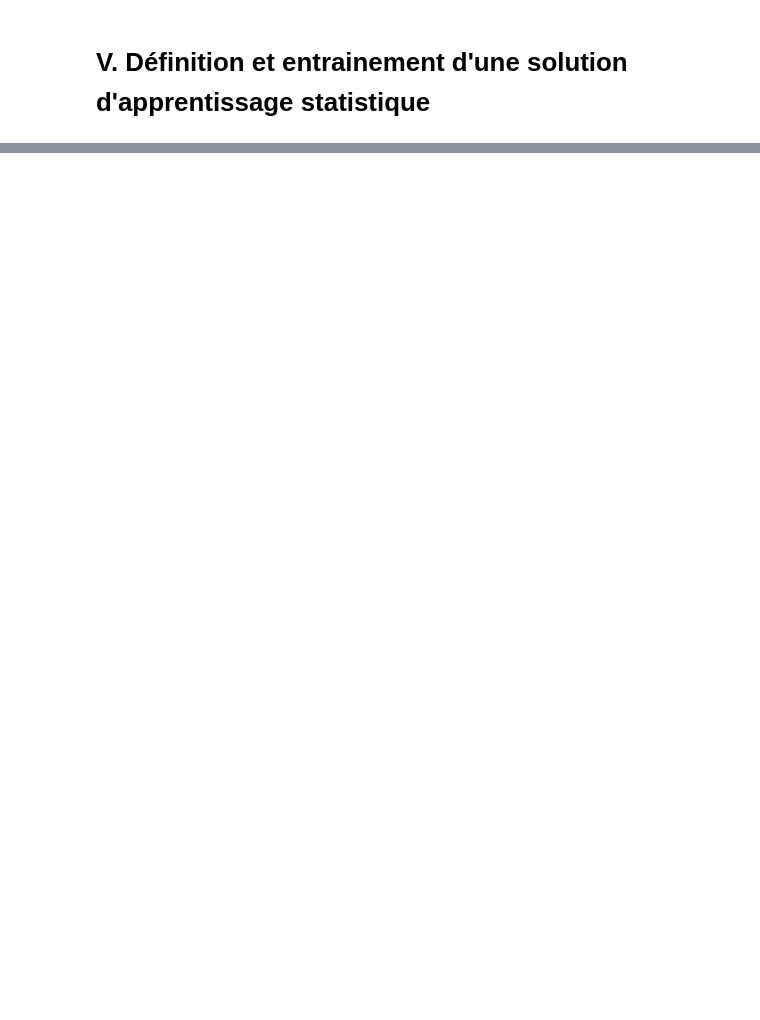
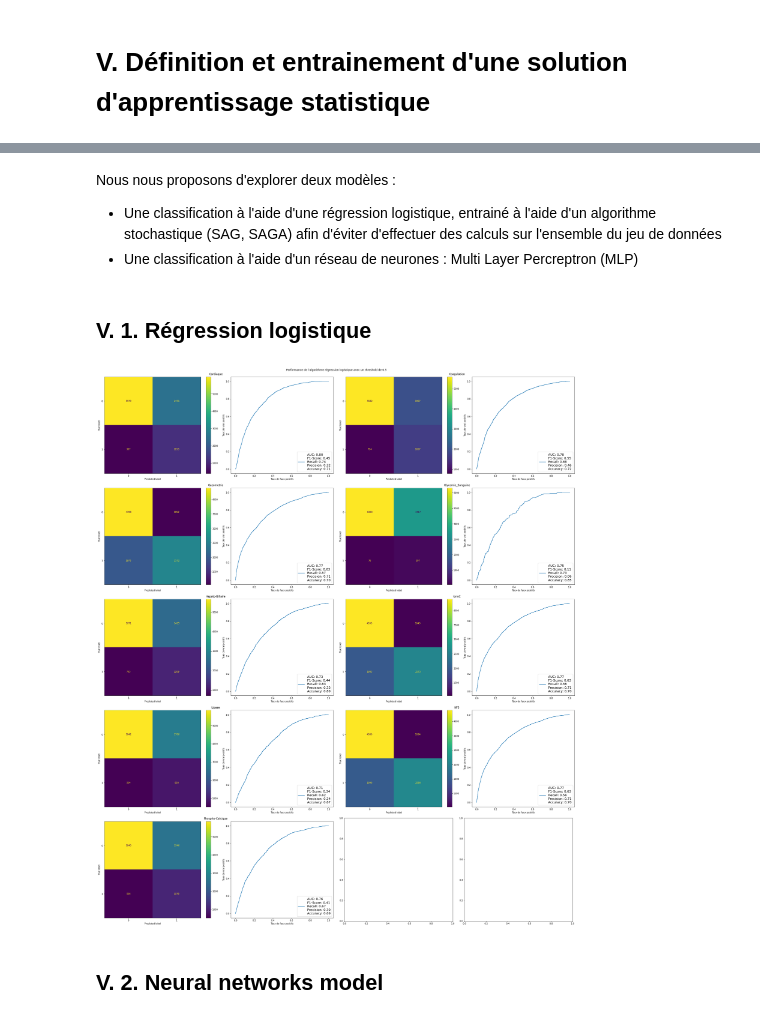
Before and after one commit to alibell/biologyOrderPredictor, a Jupyter notebook: Project_Report.ipynb, the cells around one changed output, grey strips where cells are left out. Saved outputs shown, nothing was run; the diff lists cells and outputs as text; code cells hidden in the pictures; blank space fills up the shorter version.

```diff
--- a/Project_Report.ipynb
+++ b/Project_Report.ipynb
@@ -763,2 +385,0 @@ ax.legend()
-# %%
-X_train, X_test, y_train, y_test = train_test_split(X, y, test_size=0.1, random_state=42)
@@ -1151,0 +408,39 @@ pd.DataFrame.from_dict(
+# %% [markdown]
+Nous nous proposons d'explorer deux modèles :
+- Une classification à l'aide d'une régression logistique, entrainé à l'aide d'un algorithme stochastique (SAG, SAGA) afin d'éviter d'effectuer des calculs sur l'ensemble du jeu de données
+- Une classification à l'aide d'un réseau de neurones : Multi Layer Percreptron (MLP)
+# %%
+from bop_scripts.models import generate_model, fit_all_classifiers
+from bop_scripts.visualisation import display_model_performances
+
+qualitatives_variables = ["gender", "last_7", "last_30"]
+quantitatives_variables = ['age', 'temperature', 'heartrate', 'resprate', 'o2sat', 'sbp', 'dbp', 'pain']
+text_variables = ["chiefcomplaint"]
+labels = y_train.columns[1:]
+# %% [markdown]
+## V. 1. Régression logistique
+# %%
+from sklearn.linear_model import LogisticRegression
+
+lr_classifier = generate_model(
+        LogisticRegression(class_weight="balanced", solver="saga"),
+        qualitatives_variables,
+        quantitatives_variables,
+        text_variables[0],
+        remove_outliers=True,
+        outliers_variables_ranges=variables_ranges,
+        CountVectorizer_kwargs={"ngram_range":(1,2), "max_features":200}
+)
+
+lr_classifiers = fit_all_classifiers(
+    lr_classifier,
+    X_train,
+    y_train.iloc[:,1:],
+    hide_warnings=True
+)
+# %%
+display_model_performances(lr_classifiers, X_test, y_test[labels], threshold=0.5, algorithm_name="régression logistique", ncols=2)
+# %% [output]
+[figure, added]
+# %% [markdown]
+## V. 2. Neural networks model
```
Also changed, not shown: parts of 78 cells of this notebook, 5 other files.
